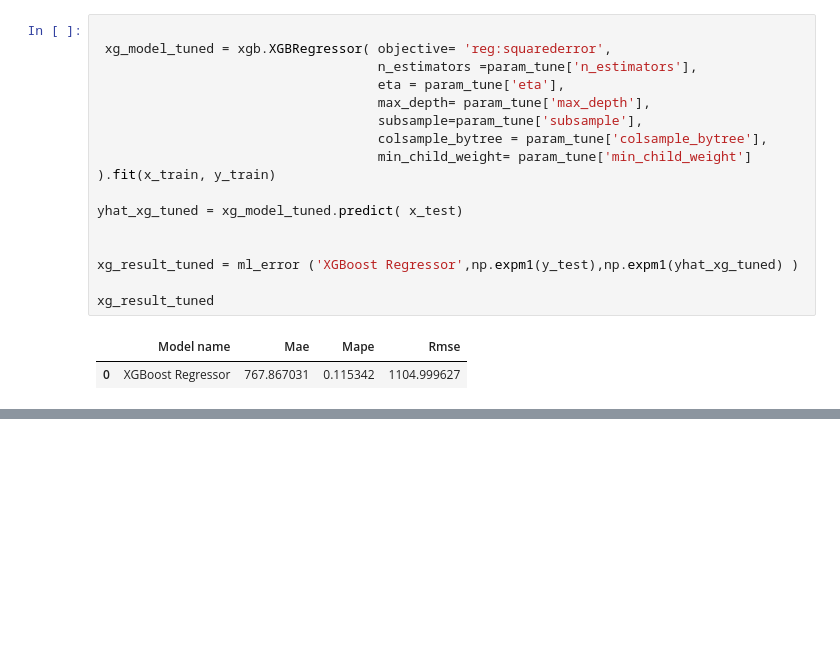
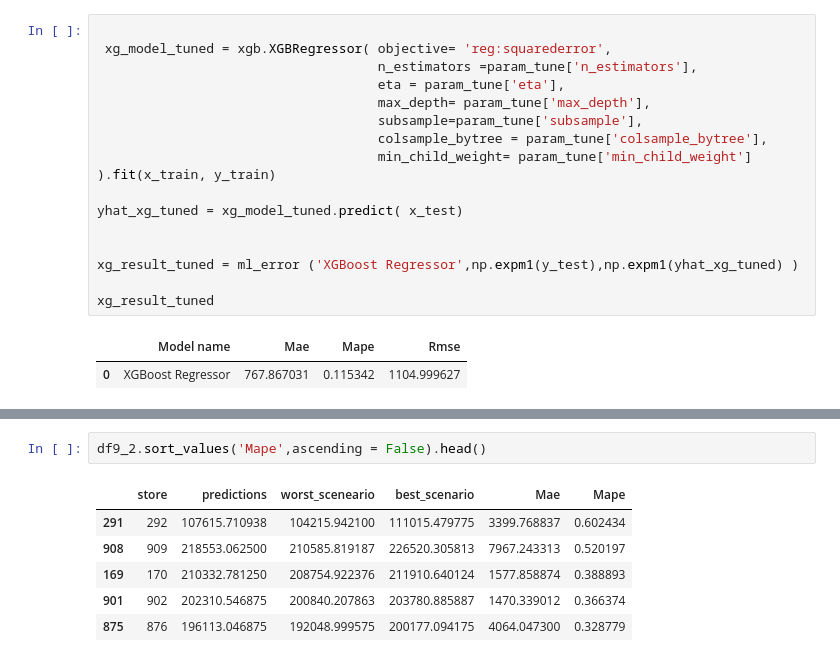
Before and after one commit to guiaraujofreitas/rossmann_estudo, a Jupyter notebook: Store-analise_dados_ modulo_04_1.ipynb, the cells around one changed output, grey strips where cells are left out. Saved outputs shown, nothing was run; the diff lists cells and outputs as text; blank space fills up the shorter version.

```diff
--- a/Store-analise_dados_ modulo_04_1.ipynb
+++ b/Store-analise_dados_ modulo_04_1.ipynb
@@ -1882,0 +1975,9 @@ xg_result_tuned
+# %%
+df9_2.sort_values('Mape',ascending = False).head()
+# %% [output]
+|  | store | predictions | worst_sceneario | best_scenario | Mae | Mape |
+| 291 | 292 | 107615.710938 | 104215.942100 | 111015.479775 | 3399.768837 | 0.602434 |
+| 908 | 909 | 218553.062500 | 210585.819187 | 226520.305813 | 7967.243313 | 0.520197 |
+| 169 | 170 | 210332.781250 | 208754.922376 | 211910.640124 | 1577.858874 | 0.388893 |
+| 901 | 902 | 202310.546875 | 200840.207863 | 203780.885887 | 1470.339012 | 0.366374 |
+| 875 | 876 | 196113.046875 | 192048.999575 | 200177.094175 | 4064.047300 | 0.328779 |
```
Also changed, not shown: parts of 20 cells of this notebook.
